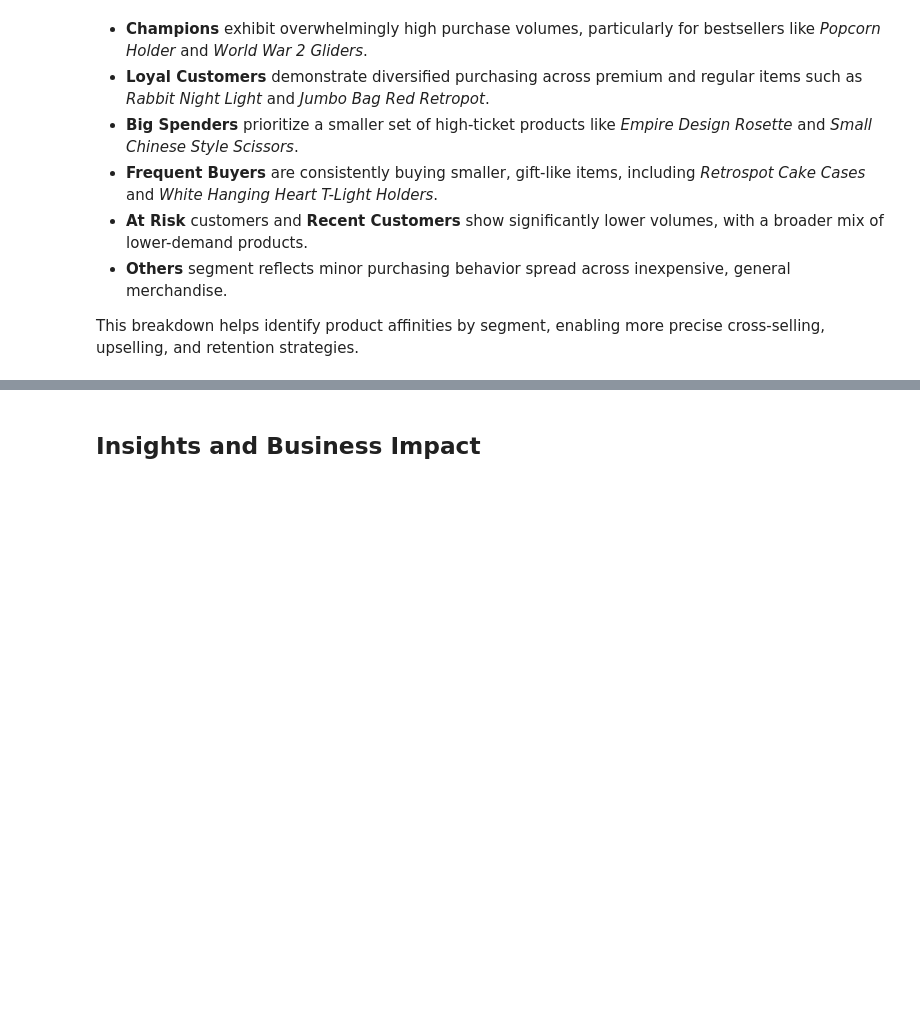
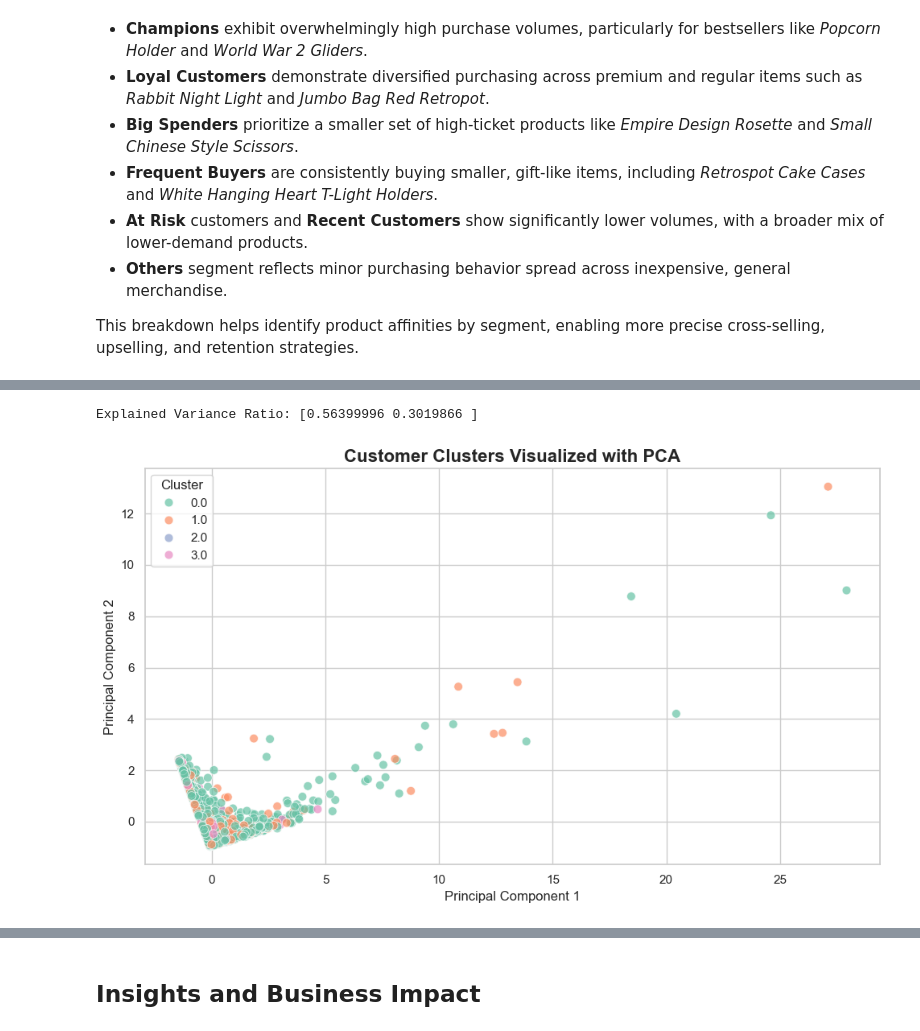
Before and after one commit to AI-Generative-IoT/DataMining-CustomerSegmentation-Project, a Jupyter notebook: Customer Segmentation.ipynb, the cells around one changed output, grey strips where cells are left out. Drawn from its saved outputs; the diff is of its cells as text; code cells hidden in the pictures; blank space fills up the shorter version.

```diff
--- a/Customer Segmentation.ipynb
+++ b/Customer Segmentation.ipynb
@@ -1473,0 +1649,28 @@ This breakdown helps identify product affinities by segment, enabling more preci
+# %%
+# Libraries
+from sklearn.decomposition import PCA
+
+# Apply PCA
+pca = PCA(n_components=2)
+pca_components = pca.fit_transform(rfm_scaled)
+
+# Check explained variance
+print("Explained Variance Ratio:", pca.explained_variance_ratio_)
+
+# Create a new DataFrame
+pca_df = pd.DataFrame(data=pca_components, columns=['PC1', 'PC2'])
+pca_df['Cluster'] = rfm['Cluster']
+
+# Plot
+plt.figure(figsize=(10,6))
+sns.scatterplot(data=pca_df, x='PC1', y='PC2', hue='Cluster', palette='Set2', s=60, alpha=0.7)
+plt.title('Customer Clusters Visualized with PCA', fontsize=16, fontweight='bold')
+plt.xlabel('Principal Component 1')
+plt.ylabel('Principal Component 2')
+plt.legend(title='Cluster')
+plt.grid(True)
+plt.tight_layout()
+plt.show()
+# %% [output]
+Explained Variance Ratio: [0.56399996 0.3019866 ]
+[figure, added]
```
Also changed, not shown: parts of 23 cells of this notebook.
